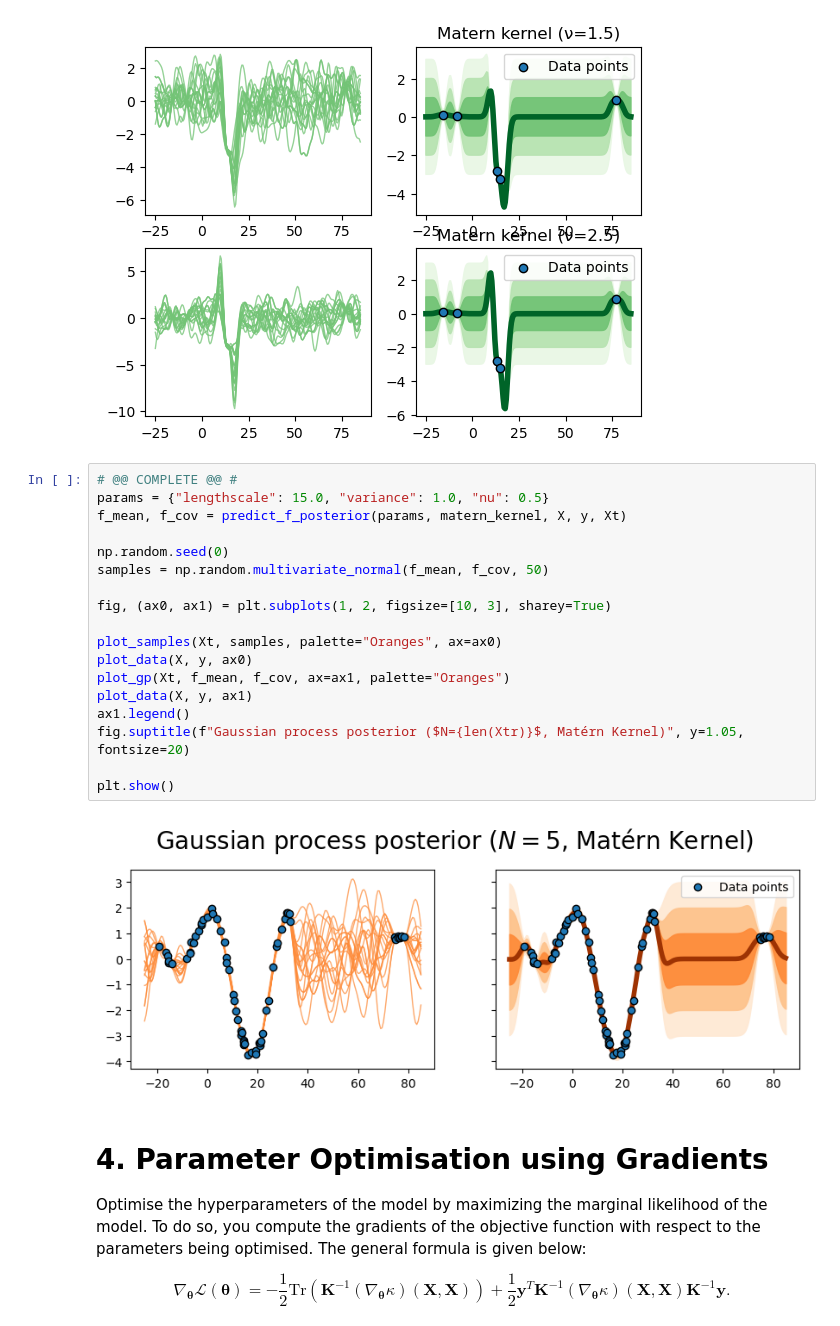
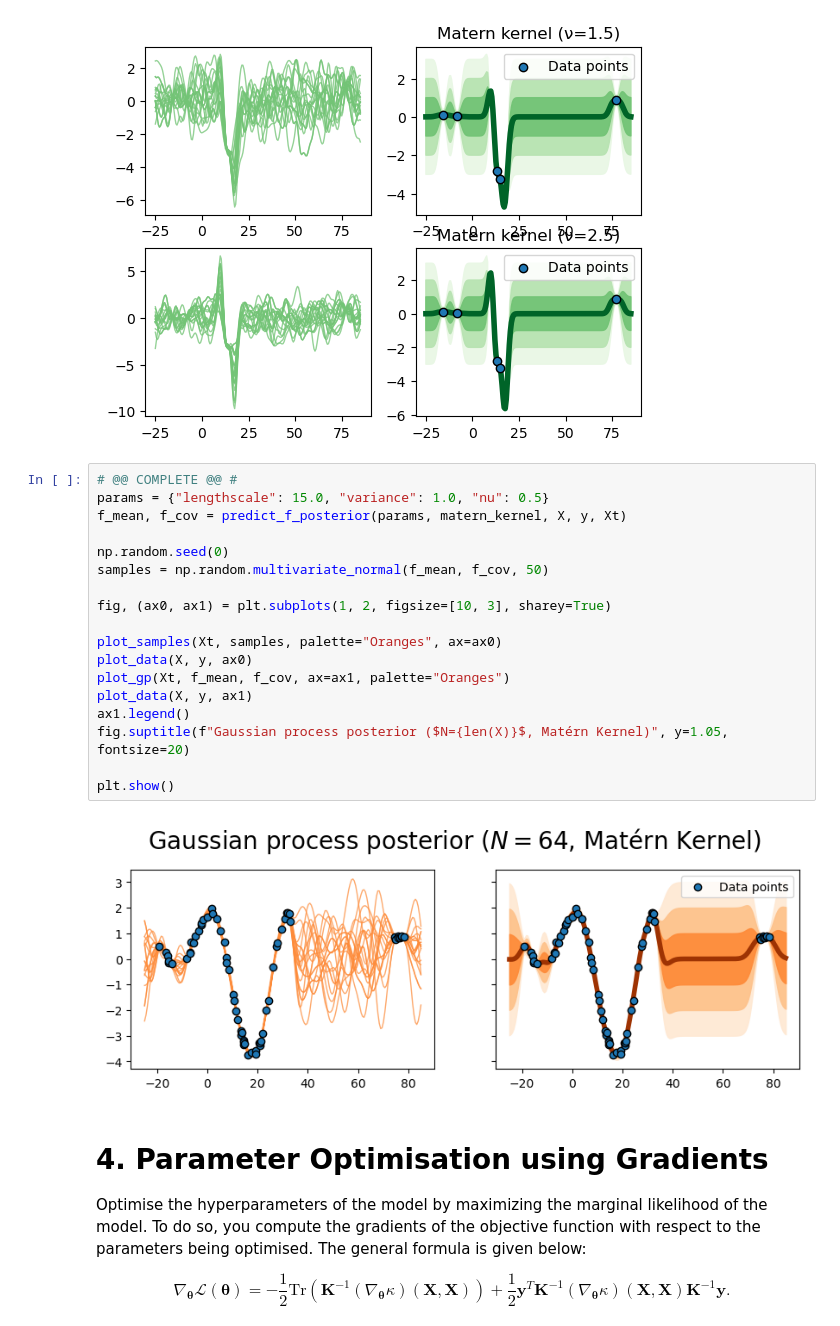
Before and after one commit to Michele2301/asi-labs, a Jupyter notebook: lab_week2-public/Gaussian_Process_Regression.ipynb, the cells around one changed output. Cells and saved outputs as stored; diff of their text form.

```diff
--- a/lab_week2-public/Gaussian_Process_Regression.ipynb
+++ b/lab_week2-public/Gaussian_Process_Regression.ipynb
@@ -492,23 +492,23 @@ plt.show()
 # %%
 # @@ COMPLETE @@ #
 params = {"lengthscale": 15.0, "variance": 1.0, "nu": 0.5}
 f_mean, f_cov = predict_f_posterior(params, matern_kernel, X, y, Xt)
 
 np.random.seed(0)
 samples = np.random.multivariate_normal(f_mean, f_cov, 50)
 
 fig, (ax0, ax1) = plt.subplots(1, 2, figsize=[10, 3], sharey=True)
 
 plot_samples(Xt, samples, palette="Oranges", ax=ax0)
 plot_data(X, y, ax0)
 plot_gp(Xt, f_mean, f_cov, ax=ax1, palette="Oranges")
 plot_data(X, y, ax1)
 ax1.legend()
-fig.suptitle(f"Gaussian process posterior ($N={len(Xtr)}$, Matérn Kernel)", y=1.05, fontsize=20)
+fig.suptitle(f"Gaussian process posterior ($N={len(X)}$, Matérn Kernel)", y=1.05, fontsize=20)
 
 plt.show()
 # %% [output]
-[figure, old version]
+[figure, new version]
 # %% [markdown]
 # 4. Parameter Optimisation using Gradients
 
```
